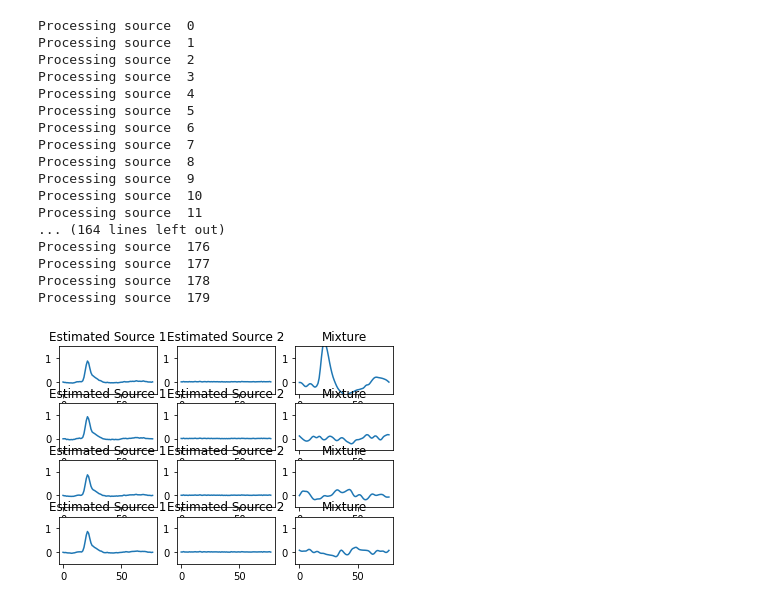
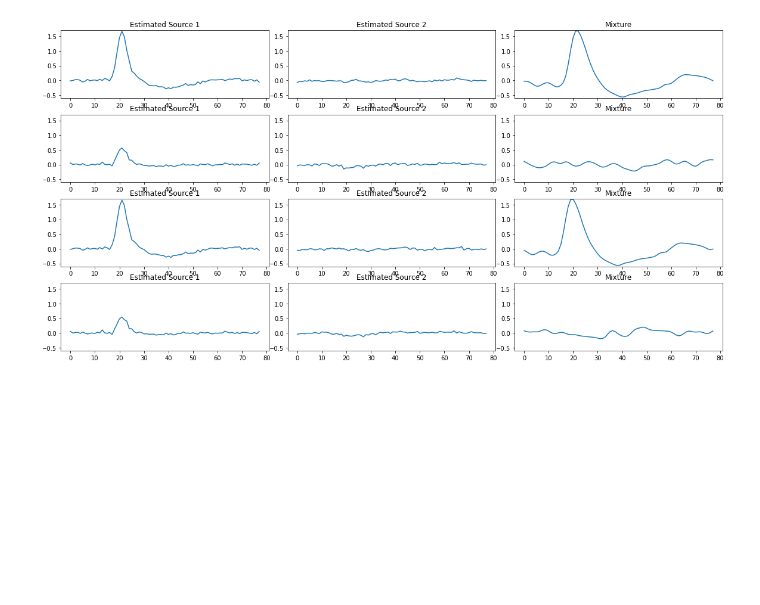
Before and after one commit to AlexDodon/sourceseparation_misc, a Jupyter notebook: time_series.ipynb, the cells around one changed output. Saved outputs shown, nothing was run; the diff lists cells and outputs as text; code cells hidden in the pictures; blank space fills up the shorter version.

```diff
--- a/time_series.ipynb
+++ b/time_series.ipynb
@@ -7,8 +7,8 @@
 # %%
 # generates preprocessed datasets for our models
 
-batchSize = 512
-noiseDim = 100
+batchSize = 64
+noiseDim = 200
 
 loader1, loader2, loader_mix_val, vallabel, loader_mix_test, testlabel = preprocessing.gen_loaders(
     noiseDim,
@@ -74,30 +74,13 @@ Generated example:
 # %%
 # separates the samples from loader_mix_val
 
 (cleanextractedSpikesValidation,cleanextractedNoisesValidation) = sourceSeparation.maxlikelihood_separatesources(
     generators=[gen1, gen2],
     loader_mix=loader_mix_val,
-    epochs=100
+    epochs=500
 )
 # %% [output]
-Processing source  0
-Processing source  1
-Processing source  2
-Processing source  3
-Processing source  4
-Processing source  5
-Processing source  6
-Processing source  7
-Processing source  8
-Processing source  9
-Processing source  10
-Processing source  11
-... (164 lines left out)
-Processing source  176
-Processing source  177
-Processing source  178
-Processing source  179
-[figure, old version]
+[figure, new version]
 # %%
 # some interpretation of results
 
```
Also changed, not shown: parts of 4 cells of this notebook, 3 other files.
